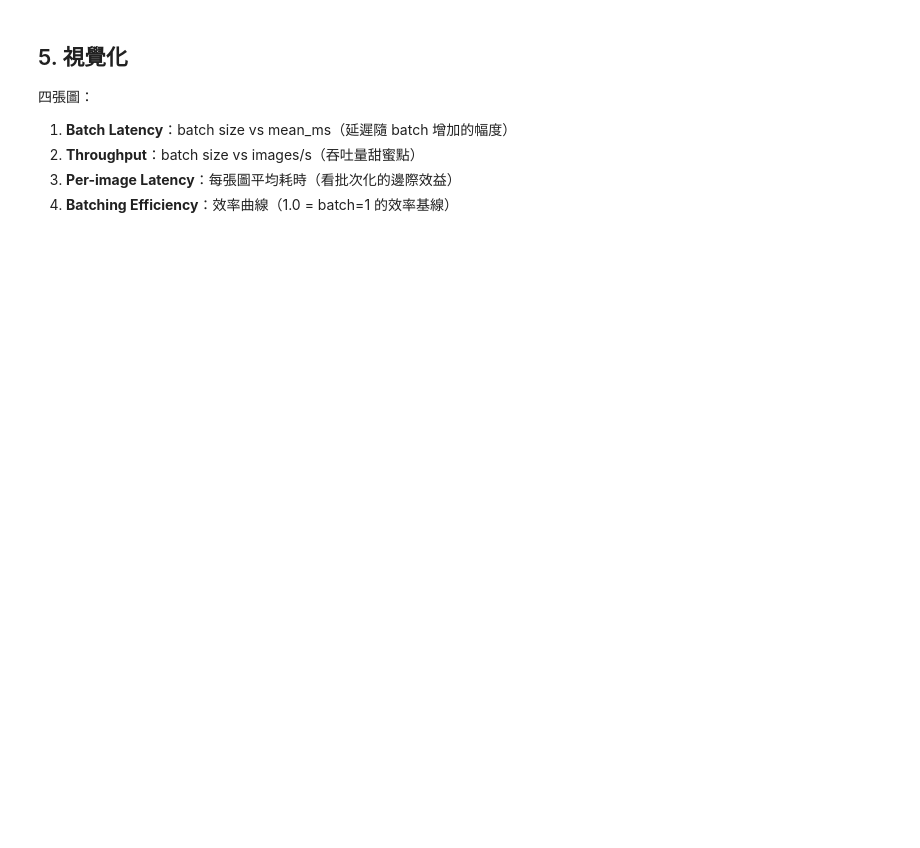
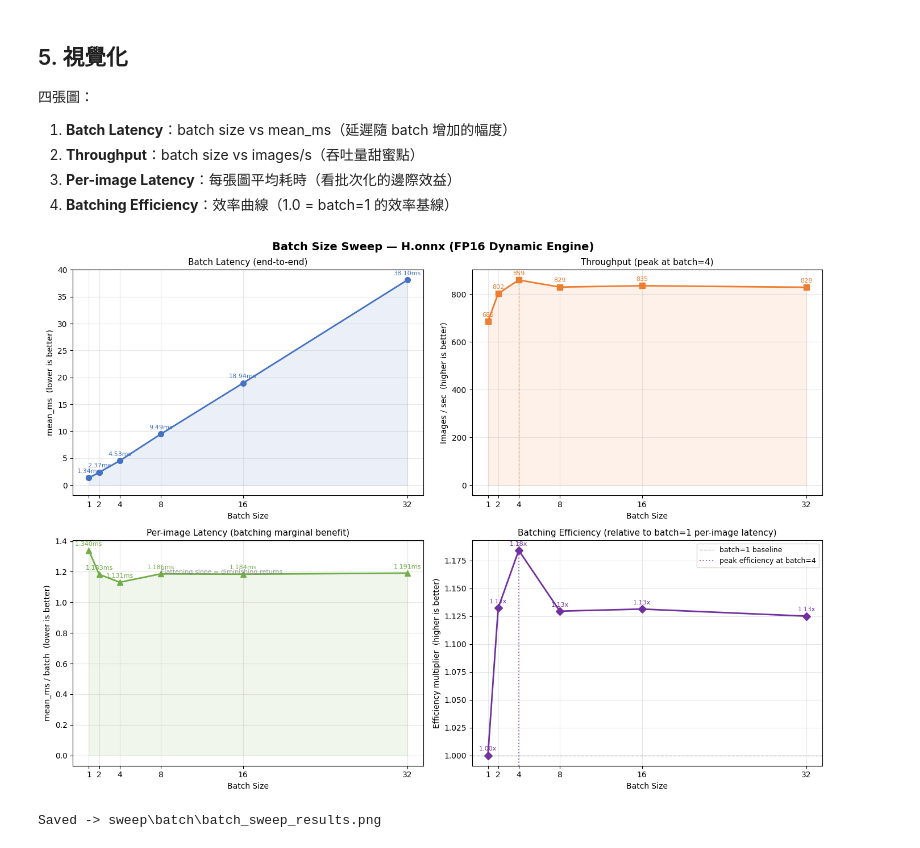
Before and after one commit to wizardhsiehcom/tensorrt, a Jupyter notebook: code/notebooks/06_batch_sweep.ipynb, the cells around one changed output. Cells and saved outputs as stored; diff of their text form; code cells hidden in the pictures; blank space fills up the shorter version.

Commit message:
add precision/batch sweep notebooks and refactor existing ones
Co-Authored-By: Claude Sonnet 4.6 <noreply@anthropic.com>

```diff
--- a/code/notebooks/06_batch_sweep.ipynb
+++ b/code/notebooks/06_batch_sweep.ipynb
@@ -277,7 +335,7 @@ ax = axes[0, 0]
 ax.plot(bs_vals, lat_vals, marker="o", color=BLUE, linewidth=2, markersize=7)
 ax.fill_between(bs_vals, lat_vals, alpha=0.1, color=BLUE)
 annotate_line(ax, bs_vals, lat_vals, fmt="{:.2f}ms", color=BLUE)
-ax.set_title("Batch Latency（端對端）", fontsize=11)
+ax.set_title("Batch Latency (end-to-end)", fontsize=11)
 ax.set_xlabel("Batch Size")
 ax.set_ylabel("mean_ms  (lower is better)")
 ax.set_xticks(bs_vals)
@@ -290,7 +348,7 @@ ax.fill_between(bs_vals, thr_vals, alpha=0.1, color=ORANGE)
 annotate_line(ax, bs_vals, thr_vals, fmt="{:.0f}", color=ORANGE)
 best_bs = bs_vals[np.argmax(thr_vals)]
 ax.axvline(best_bs, color=ORANGE, linestyle="--", linewidth=1, alpha=0.6)
-ax.set_title(f"Throughput（最高點 batch={best_bs}）", fontsize=11)
+ax.set_title(f"Throughput (peak at batch={best_bs})", fontsize=11)
 ax.set_xlabel("Batch Size")
 ax.set_ylabel("Images / sec  (higher is better)")
 ax.set_xticks(bs_vals)
@@ -299,38 +357,41 @@ ax.grid(alpha=0.3)
 # ── 3. Per-image latency ──────────────────────────────────────────────────────
 ax = axes[1, 0]
 ax.plot(bs_vals, pimg_vals, marker="^", color=GREEN, linewidth=2, markersize=7)
 ax.fill_between(bs_vals, pimg_vals, alpha=0.1, color=GREEN)
 annotate_line(ax, bs_vals, pimg_vals, fmt="{:.3f}ms", color=GREEN)
-ax.set_title("Per-image Latency（批次化邊際效益）", fontsize=11)
+ax.set_title("Per-image Latency (batching marginal benefit)", fontsize=11)
 ax.set_xlabel("Batch Size")
 ax.set_ylabel("mean_ms / batch  (lower is better)")
 ax.set_xticks(bs_vals)
 ax.grid(alpha=0.3)
-ax.annotate("斜率趨緩 = 批次邊際效益遞減",
+ax.annotate("Flattening slope = diminishing returns",
             xy=(bs_vals[len(bs_vals)//2], pimg_vals[len(bs_vals)//2]),
             fontsize=8, color="gray", alpha=0.8)
 
 # ── 4. Batching efficiency ────────────────────────────────────────────────────
 ax = axes[1, 1]
 ax.plot(bs_vals, eff_vals, marker="D", color=PURPLE, linewidth=2, markersize=7)
-ax.axhline(1.0, color="gray", linestyle="--", linewidth=1, alpha=0.5, label="batch=1 基線")
+ax.axhline(1.0, color="gray", linestyle="--", linewidth=1, alpha=0.5, label="batch=1 baseline")
 knee_bs = bs_vals[np.argmax(eff_vals)]
 ax.axvline(knee_bs, color=PURPLE, linestyle=":", linewidth=1.5, alpha=0.7,
-           label=f"效率最高點 batch={knee_bs}")
-annotate_line(ax, bs_vals, eff_vals, fmt="{:.2f}×", color=PURPLE)
-ax.set_title("Batching Efficiency（相對 batch=1 的 per-image 效率）", fontsize=11)
+           label=f"peak efficiency at batch={knee_bs}")
+annotate_line(ax, bs_vals, eff_vals, fmt="{:.2f}x", color=PURPLE)
+ax.set_title("Batching Efficiency (relative to batch=1 per-image latency)", fontsize=11)
 ax.set_xlabel("Batch Size")
-ax.set_ylabel("效率倍率  (higher is better)")
+ax.set_ylabel("Efficiency multiplier  (higher is better)")
 ax.set_xticks(bs_vals)
 ax.legend(fontsize=9)
 ax.grid(alpha=0.3)
 
 precision_label = "FP16" if USE_FP16 else "FP32"
 plt.suptitle(f"Batch Size Sweep — H.onnx ({precision_label} Dynamic Engine)",
              fontsize=14, fontweight="bold")
 plt.tight_layout()
 
 out_png = BATCH_DIR / "batch_sweep_results.png"
 plt.savefig(out_png, dpi=150, bbox_inches="tight")
 plt.show()
-print(f"Saved → {out_png}")
+print(f"Saved -> {out_png}")
+# %% [output]
+[figure, added]
+Saved -> sweep\batch\batch_sweep_results.png
```
Also changed, not shown: parts of 4 cells of this notebook, 9 other files.
